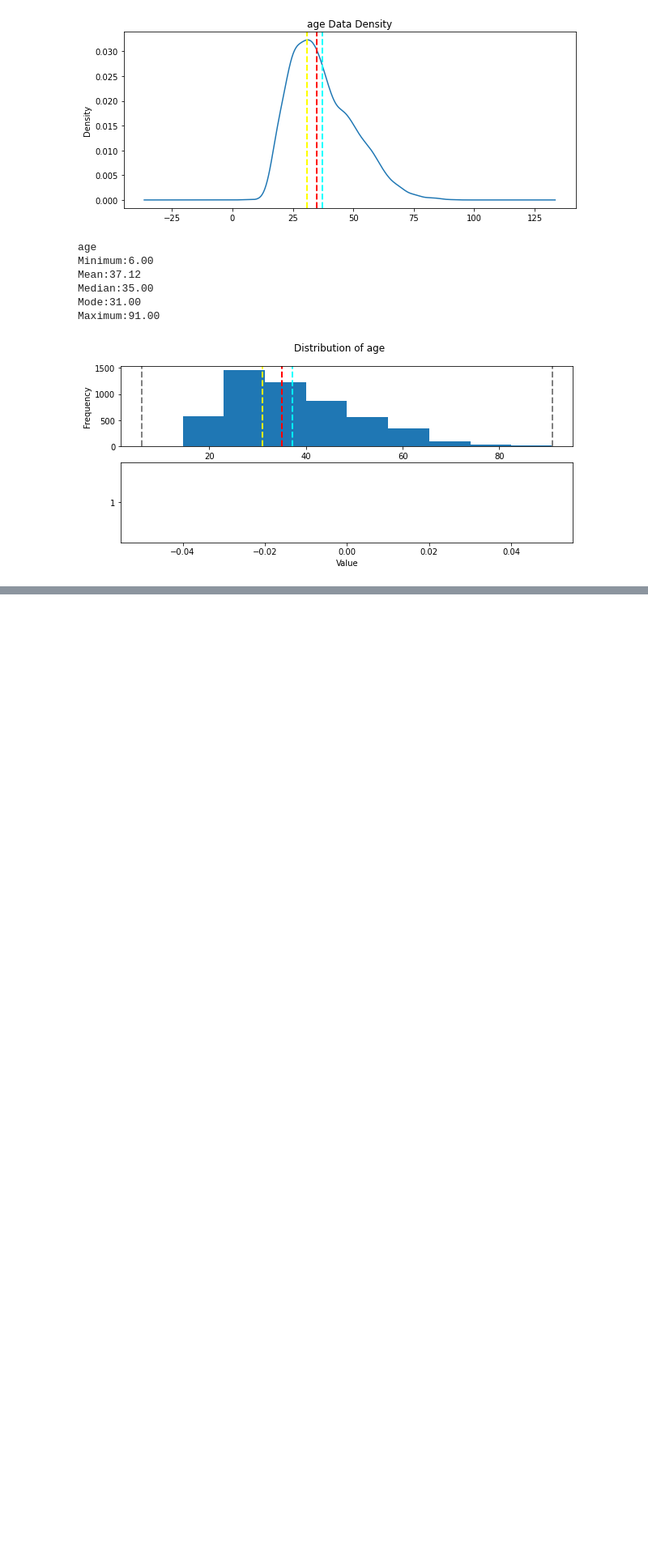
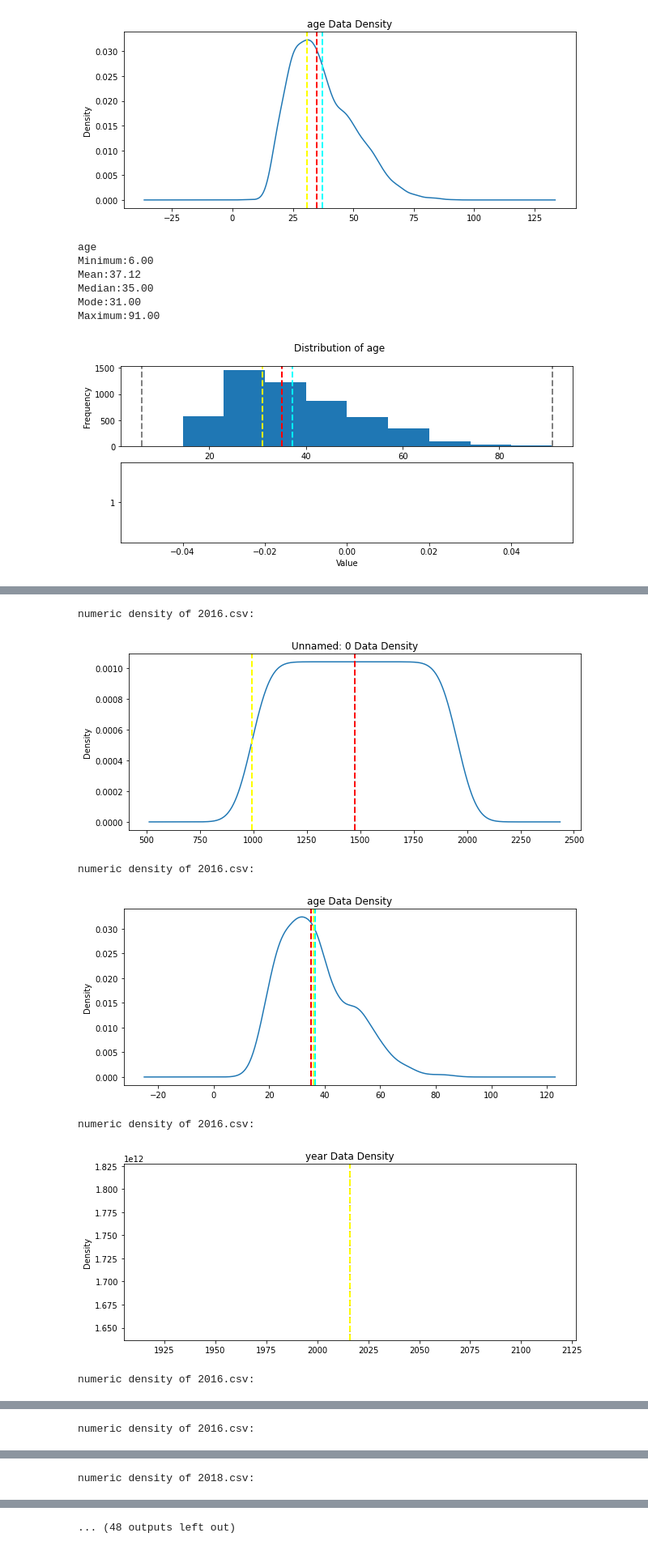
Before and after one commit to ahmeddaker/electro_pi_scholarship_projets, a Jupyter notebook: 1_fatal_police_shootings_eda.ipynb, the cells around one changed output, grey strips where cells are left out. Shown at 81% size. Cells and saved outputs as stored; diff of their text form; code cells hidden in the pictures; blank space fills up the shorter version.

```diff
--- a/1_fatal_police_shootings_eda.ipynb
+++ b/1_fatal_police_shootings_eda.ipynb
@@ -489,0 +570,12 @@ plot_bivariate (categorical_features, numeric_features, df, 'box')
+# %%
+#reading csv files in processed folder
+path = './data/processed/'
+year_dfs = {}
+for file in os.listdir(path):
+    if file.endswith('.csv'):
+        print(file)
+        globals() [f"df_{file}"] = pd.read_csv(path+file)
+        year_dfs[f"df_{file}"] = globals() [f"df_{file}"]
+        print("df_"+file+" created")
+        temp = pd.read_csv(path+file)
+        df_info(temp)
@@ -489,0 +609,17 @@ plot_bivariate (categorical_features, numeric_features, df, 'box')
+# %%
+for file in os.listdir(path):
+    if file.endswith('.csv'):
+        temp = pd.read_csv(path+file)
+        categorical_features = temp.select_dtypes(include=['object', 'bool', 'category']).columns
+        numeric_features = temp.select_dtypes(include=['int64', 'float64']).columns
+        for col in numeric_features:
+            print('numeric density of {}:'.format(file))
+            show_density(temp[col])
+# %% [output]
+numeric density of 2016.csv:
+[figure, added]
+numeric density of 2016.csv:
+[figure, added]
+numeric density of 2016.csv:
+[figure, added]
+numeric density of 2016.csv:
@@ -489,0 +627 @@ plot_bivariate (categorical_features, numeric_features, df, 'box')
+numeric density of 2016.csv:
@@ -489,0 +629 @@ plot_bivariate (categorical_features, numeric_features, df, 'box')
+numeric density of 2018.csv:
@@ -489,0 +631 @@ plot_bivariate (categorical_features, numeric_features, df, 'box')
+... (48 outputs left out)
```
Also changed, not shown: parts of 22 cells of this notebook.
